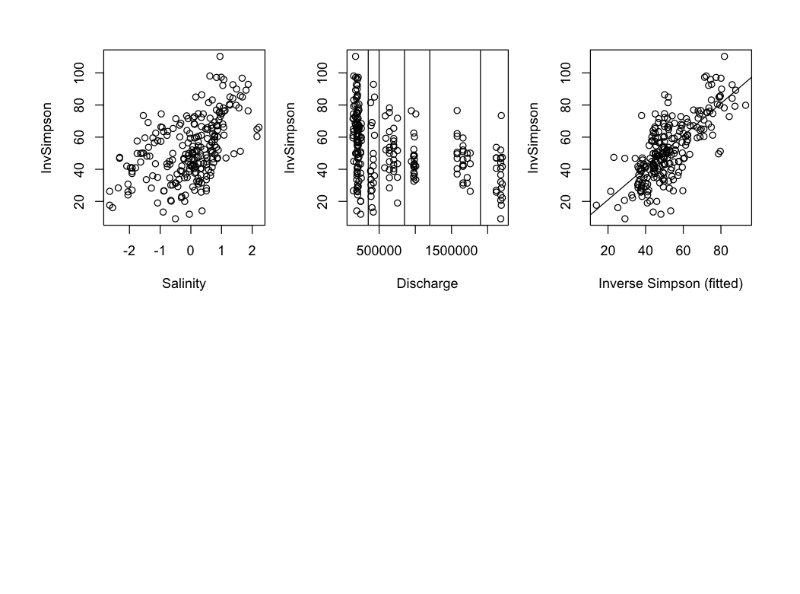
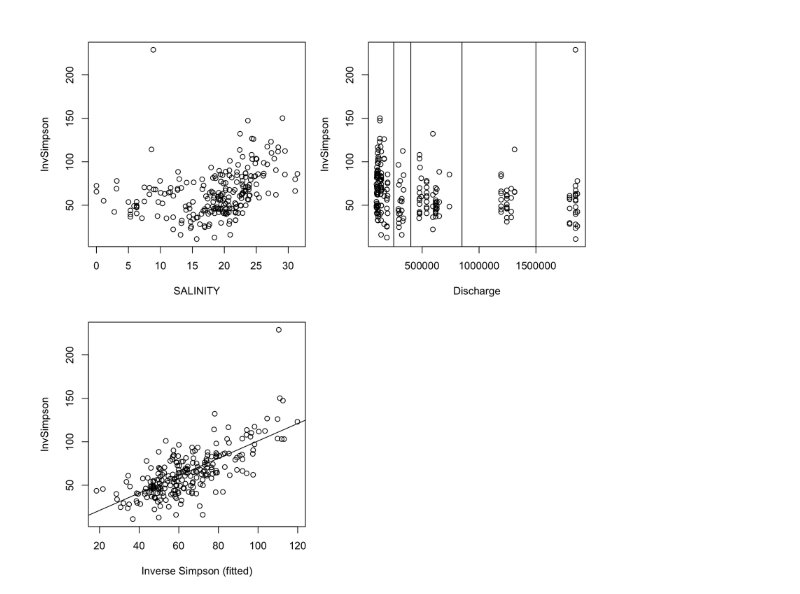
Before and after one commit to karoraw1/ChesapeakeMicrobiome, a Jupyter notebook: scripts/4_AlphaDiversity.ipynb, the cells around one changed output. Saved outputs shown, nothing was run; the diff lists cells and outputs as text; code cells hidden in the pictures; blank space fills up the shorter version.

```diff
--- a/scripts/4_AlphaDiversity.ipynb
+++ b/scripts/4_AlphaDiversity.ipynb
@@ -155,0 +354,7 @@ A matrix: 6 × 6 of type dbl
+# %%
+all_alpha = cbind.data.frame(envdata, alpha_alt)
+full_data_file = paste(data_dir, "Transformed_WQVars_Hab_and_aDiv.txt", sep="/")
+write.table(all_alpha, file=full_data_file, sep="\t")
+
+cor(alpha_alt)
+class(all_alpha$ENSpie)
@@ -489,14 +750,18 @@ s(Discharge_Sum.15) 8.576  9.000 4.938 2.14e-06
 # %%
-selected_predictors1 = c('SALINITY', 'Discharge_Sum.15', 'cruise_id')
-selected_predictors2 = c('HABITAT', 'StatName')
+
+selected_predictors1 = c('TP', 'WTEMP', 'Discharge_Susquehanna.15', 'NO2F', 'DO', 'Latitude',
+                         'cruise_id', 'SALINITY')
+selected_predictors2 = c('Habitat', 'StatName')
 selected_response = c('InvSimpson')
 obs_df = cbind.data.frame(envdata_pre[,selected_predictors1], envdata[,selected_predictors2],
-                          all_alpha[,selected_response])
+                          response_2)
 colnames(obs_df) = c(selected_predictors1, selected_predictors2, selected_response)
+obs_df <- obs_df[complete.cases(obs_df),]
+envM2 <- gam(InvSimpson ~ s(TP, bs = "cs", k=8)  + s(WTEMP, bs = "cs", k=8) + s(DO, bs = "cs")
+             + Discharge_Susquehanna.15 + NO2F + s(SALINITY, bs = "cs", k=6), data=obs_df)
 
-envM2 <- gam(InvSimpson ~ s(SALINITY, bs = "cs")  + s(Discharge_Sum.15, bs = "cs")
-             + HABITAT, data=obs_df)
-options(repr.plot.width=4, repr.plot.height=4)
-coef(envM2)
+summary(envM2)
+options(repr.plot.width=8, repr.plot.height=3, repr.plot.res = 250)
+par(mfrow=c(1,3))
 plot.gam(envM2, scale=0)
 # %% [output]
@@ -552,19 +853,19 @@ par(op)
 # %%
-options(repr.plot.width=8, repr.plot.height=3)
-par(mfrow = c(1, 3), mar=c(4,4,2,1), cex=0.9)
-plot(y = pred_resp_i$InvSimpson, x = pred_resp_i$SALINITY, xlab = "Salinity", ylab = "InvSimpson")
+options(repr.plot.width=8, repr.plot.height=8, repr.plot.res = 250)
+par(mfrow = c(2, 2), mar=c(4,4,2,1), cex=0.9)
+plot(y = obs_df$InvSimpson, x = obs_df$SALINITY, xlab = "SALINITY", ylab = "InvSimpson")
 abline(0,0)
-plot(pred_resp_i$InvSimpson ~ pred_resp_i$Discharge_Sum.15, xlab = "Discharge", ylab = "InvSimpson")
-abline(v=3.5e5)
-abline(v=5e5)
+plot(obs_df$InvSimpson ~ obs_df$Discharge_Susquehanna.15, xlab = "Discharge", ylab = "InvSimpson")
+abline(v=2.5e5)
+abline(v=4e5)
 abline(v=8.5e5)
-abline(v=1.2e6)
-abline(v=1.9e6)
-plot(pred_resp_i$InvSimpson ~ Fit, xlab = "Inverse Simpson (fitted)", ylab = "InvSimpson")
+abline(v=1.5e6)
+abline(v=2e6)
+plot(obs_df$InvSimpson ~ Fit, xlab = "Inverse Simpson (fitted)", ylab = "InvSimpson")
 abline(1, 1)
 par(op)
 # %% [output]
-[figure, old version]
+[figure, new version]
 # %%
 library(ggplot2)
 library(lubridate)
```
Also changed, not shown: parts of 38 cells of this notebook, 31 other files.
